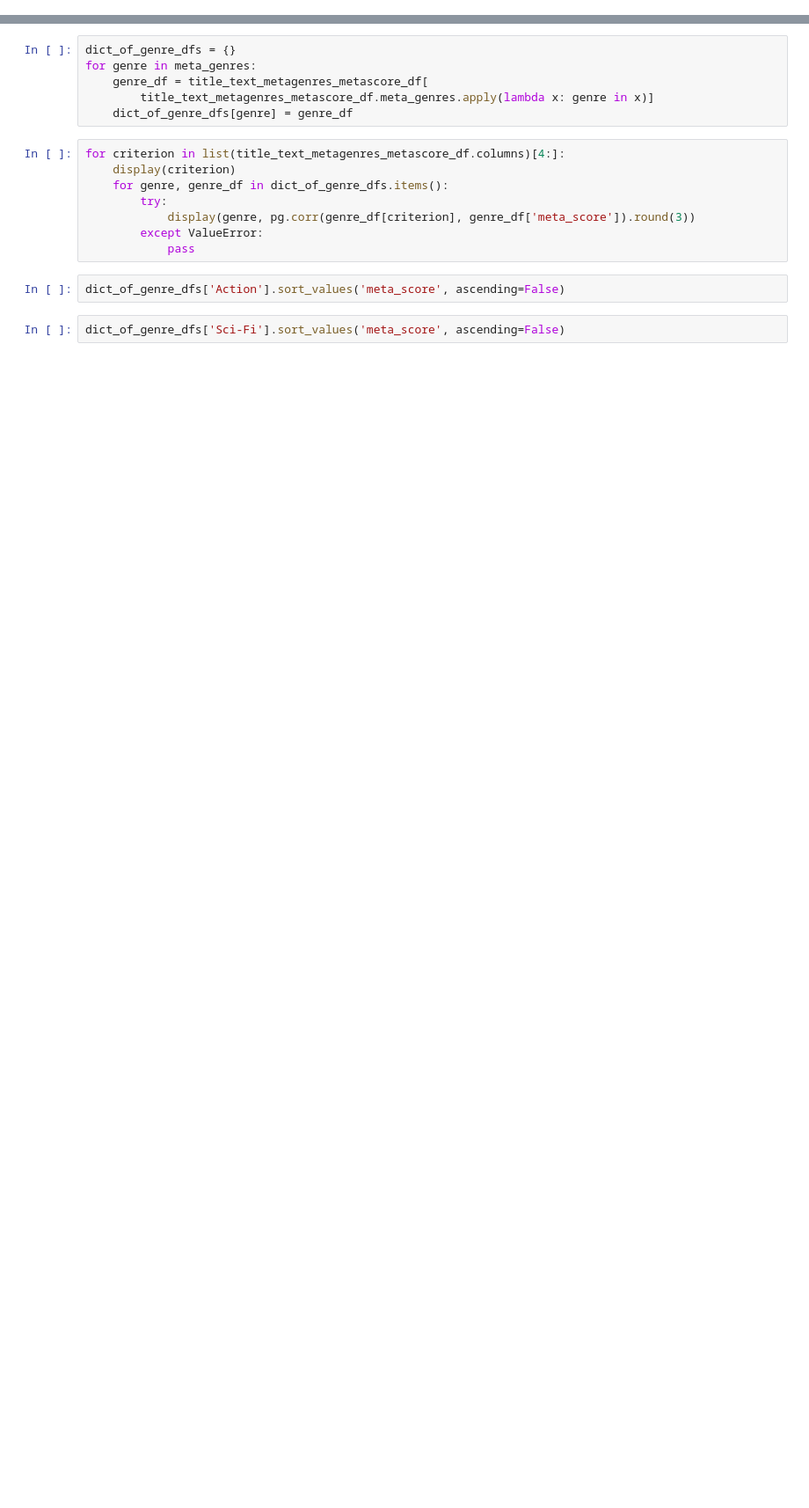
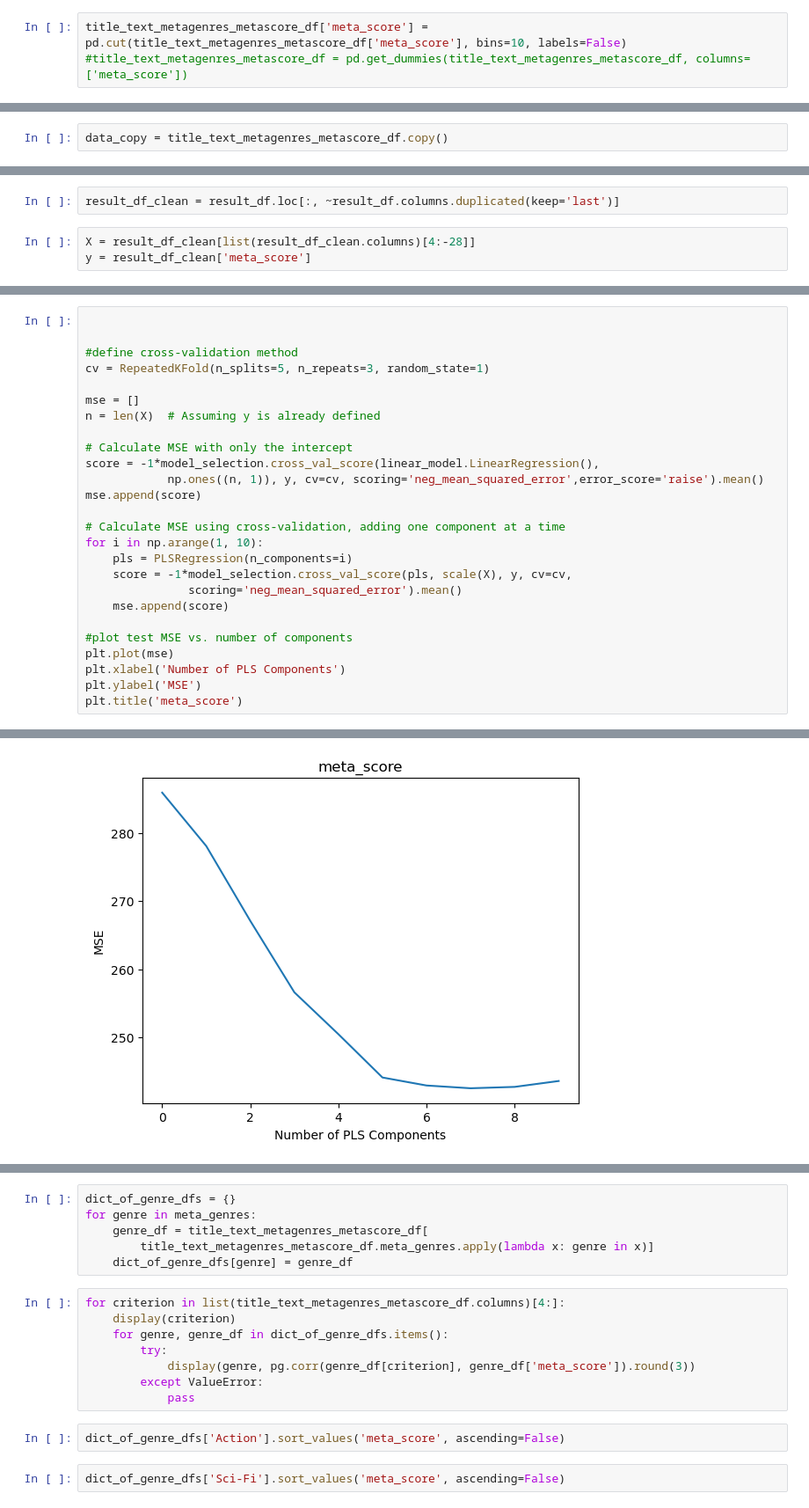
Before and after one commit to b-alvinge/imsdb_metacritic_models, a Jupyter notebook: inference_analysis.ipynb, the cells around one changed output, grey strips where cells are left out. Shown at 88% size. Saved outputs shown, nothing was run; the diff lists cells and outputs as text; blank space fills up the shorter version.

```diff
--- a/inference_analysis.ipynb
+++ b/inference_analysis.ipynb
@@ -34,0 +65,3 @@ print(result.summary())
+# %%
+title_text_metagenres_metascore_df['meta_score'] = pd.cut(title_text_metagenres_metascore_df['meta_score'], bins=10, labels=False)
+#title_text_metagenres_metascore_df = pd.get_dummies(title_text_metagenres_metascore_df, columns=['meta_score'])
@@ -47,0 +230,2 @@ meta_genres
+# %%
+data_copy = title_text_metagenres_metascore_df.copy()
@@ -47,0 +257,5 @@ meta_genres
+# %%
+result_df_clean = result_df.loc[:, ~result_df.columns.duplicated(keep='last')]
+# %%
+X = result_df_clean[list(result_df_clean.columns)[4:-28]]
+y = result_df_clean['meta_score']
@@ -47,0 +283,27 @@ meta_genres
+# %%
+
+
+#define cross-validation method
+cv = RepeatedKFold(n_splits=5, n_repeats=3, random_state=1)
+
+mse = []
+n = len(X)  # Assuming y is already defined
+
+# Calculate MSE with only the intercept
+score = -1*model_selection.cross_val_score(linear_model.LinearRegression(),
+            np.ones((n, 1)), y, cv=cv, scoring='neg_mean_squared_error',error_score='raise').mean()
+mse.append(score)
+
+# Calculate MSE using cross-validation, adding one component at a time
+for i in np.arange(1, 10):
+    pls = PLSRegression(n_components=i)
+    score = -1*model_selection.cross_val_score(pls, scale(X), y, cv=cv,
+               scoring='neg_mean_squared_error').mean()
+    mse.append(score)
+
+#plot test MSE vs. number of components
+plt.plot(mse)
+plt.xlabel('Number of PLS Components')
+plt.ylabel('MSE')
+plt.title('meta_score')
+# %% [output]
@@ -47,0 +311 @@ meta_genres
+[figure, added]
```
Also changed, not shown: parts of 87 cells of this notebook, 4 other files.
